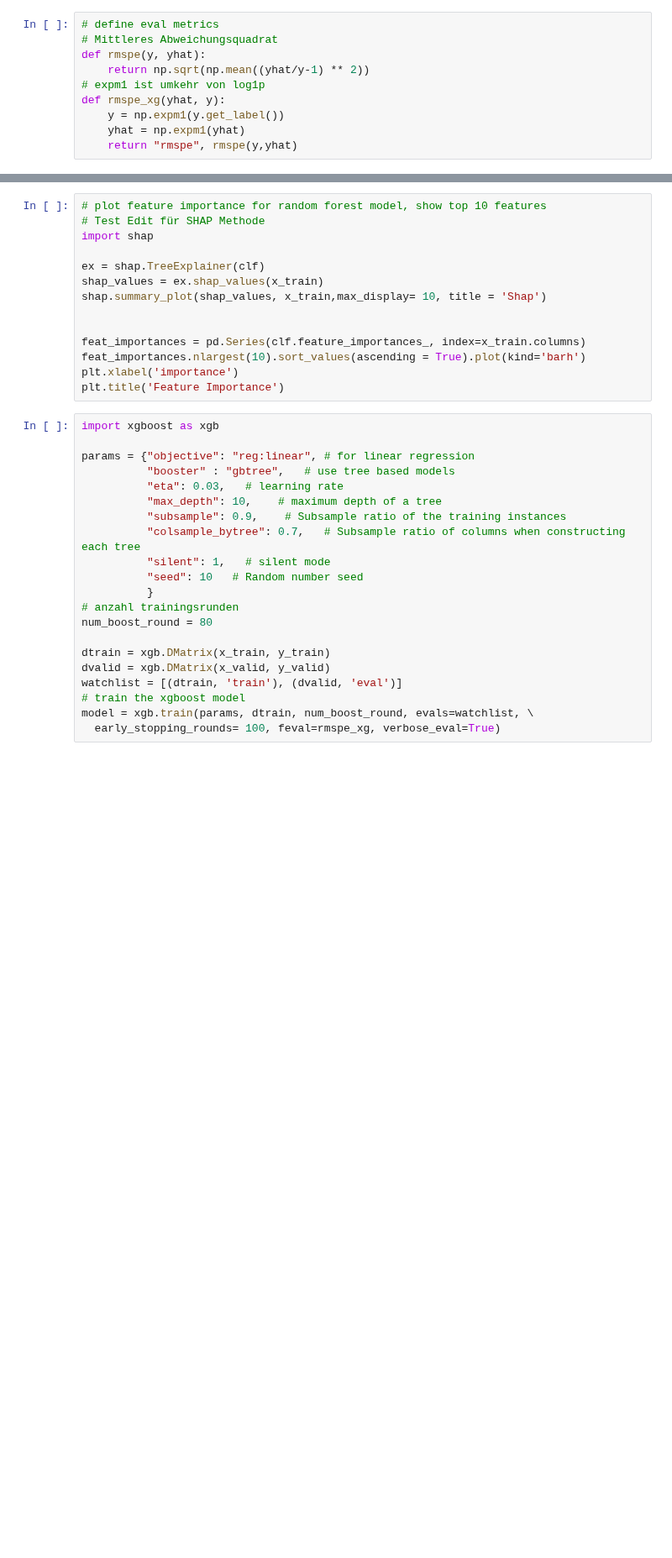
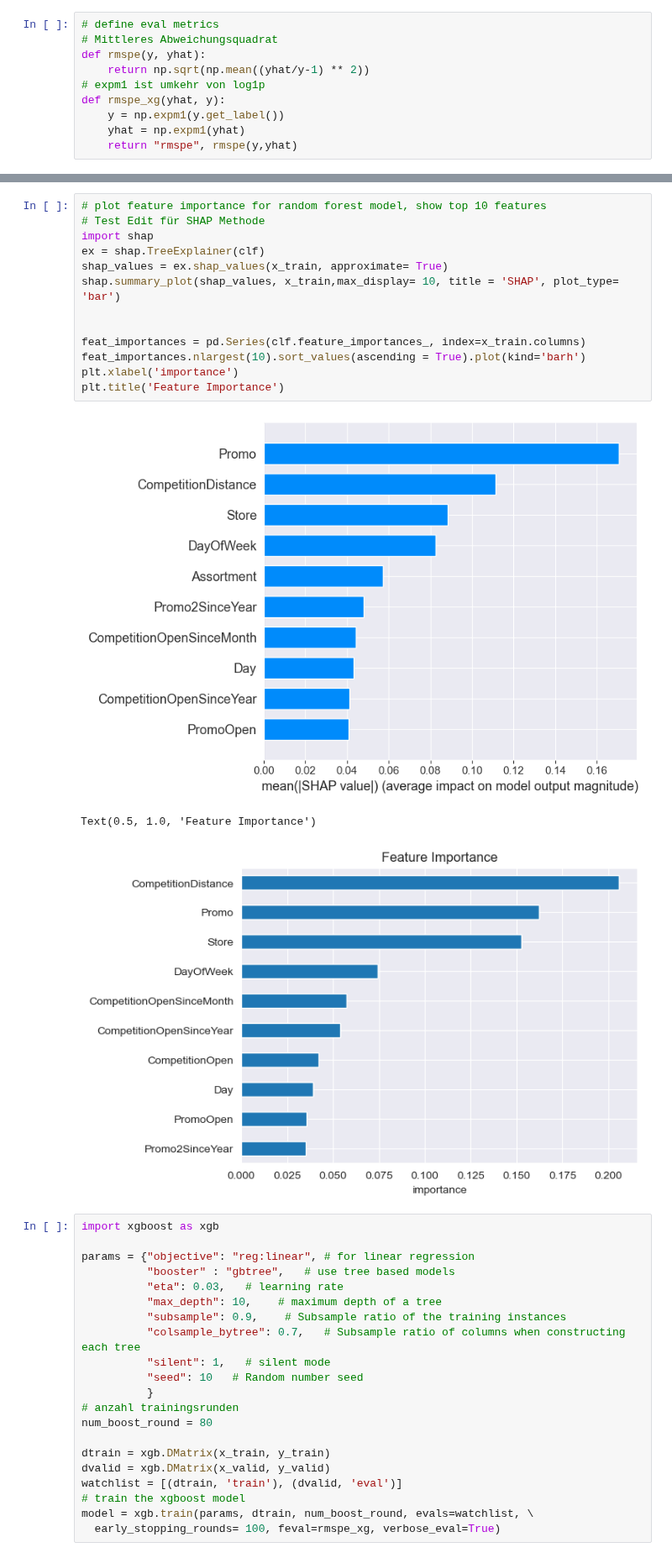
Before and after one commit to dietrichalex/cse, a Jupyter notebook: rossmann-store-sales-xgboost.ipynb, the cells around one changed output, grey strips where cells are left out. Shown at 84% size. Drawn from its saved outputs; the diff is of its cells as text; blank space fills up the shorter version.

Commit message:
SHAP EDIT (Approximation)

```diff
--- a/rossmann-store-sales-xgboost.ipynb
+++ b/rossmann-store-sales-xgboost.ipynb
@@ -381,17 +381,20 @@ RMSPE: 0.1596
 # %%
 # plot feature importance for random forest model, show top 10 features
 # Test Edit für SHAP Methode
 import shap
-
 ex = shap.TreeExplainer(clf)
-shap_values = ex.shap_values(x_train)
-shap.summary_plot(shap_values, x_train,max_display= 10, title = 'Shap')
+shap_values = ex.shap_values(x_train, approximate= True)
+shap.summary_plot(shap_values, x_train,max_display= 10, title = 'SHAP', plot_type= 'bar')
 
 
 feat_importances = pd.Series(clf.feature_importances_, index=x_train.columns)
 feat_importances.nlargest(10).sort_values(ascending = True).plot(kind='barh')
 plt.xlabel('importance')
 plt.title('Feature Importance')
+# %% [output]
+[figure, added]
+Text(0.5, 1.0, 'Feature Importance')
+[figure, added]
 # %%
 import xgboost as xgb
 
```
Also changed, not shown: parts of 1 cell of this notebook.
